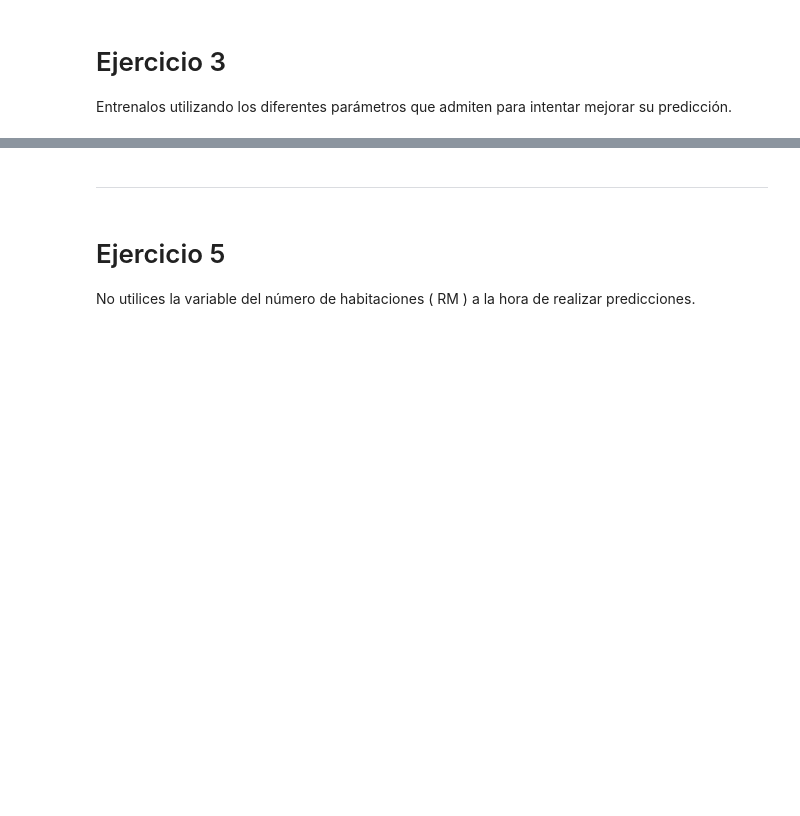
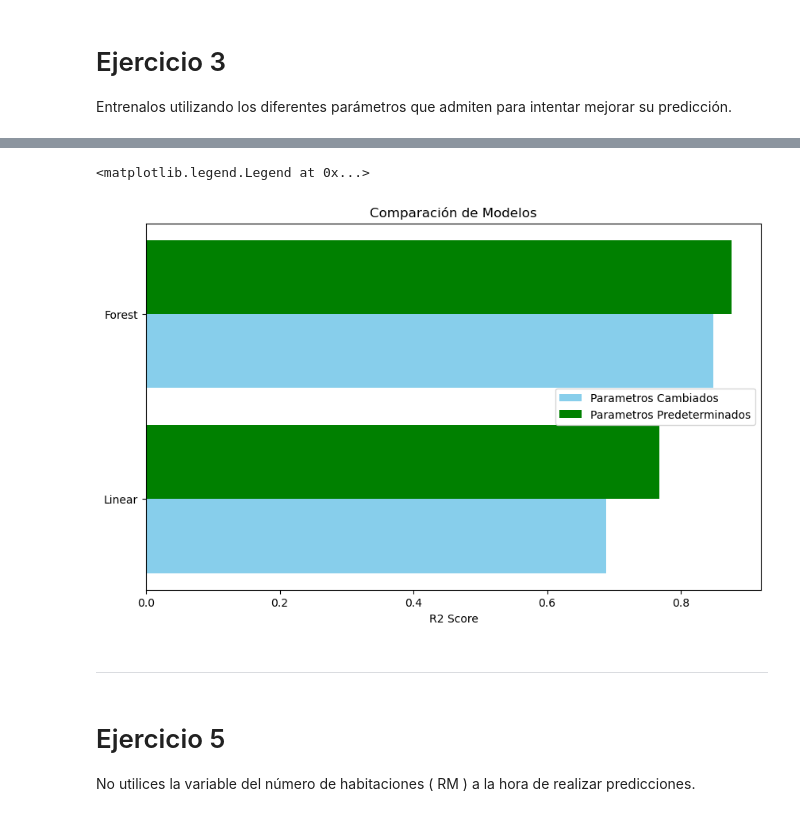
Before and after one commit to LeonBali3110/Sprint_6, a Jupyter notebook: M06.ipynb, the cells around one changed output, grey strips where cells are left out. Drawn from its saved outputs; the diff is of its cells as text; code cells hidden in the pictures; blank space fills up the shorter version.

```diff
--- a/M06.ipynb
+++ b/M06.ipynb
@@ -444,3 +409,23 @@ Resultados para Forest:
+# %%
+fig, ax = plt.subplots(figsize=(10, 6))
+
+bar_width = 0.4
+
+posiciones_r2 = np.arange(len(nombres_modelos))
+posiciones_resultados = posiciones_r2 + bar_width
+
+ax.barh(posiciones_r2, resultados_r2, height=bar_width, color='skyblue', label='Parametros Cambiados')
+
+ax.barh(posiciones_resultados, [R2_LR, R2_RF], height=bar_width, color='green', label='Parametros Predeterminados')
+
+ax.set_yticks(posiciones_r2 + bar_width / 2)
+ax.set_yticklabels(nombres_modelos)
+ax.set_xlabel('R2 Score')
+ax.set_title('Comparación de Modelos')
+ax.legend()
+# %% [output]
+<matplotlib.legend.Legend at 0x...>
+[figure, added]
 # %% [markdown]
 ---
 # %% [markdown]
```
Also changed, not shown: parts of 31 cells of this notebook.
